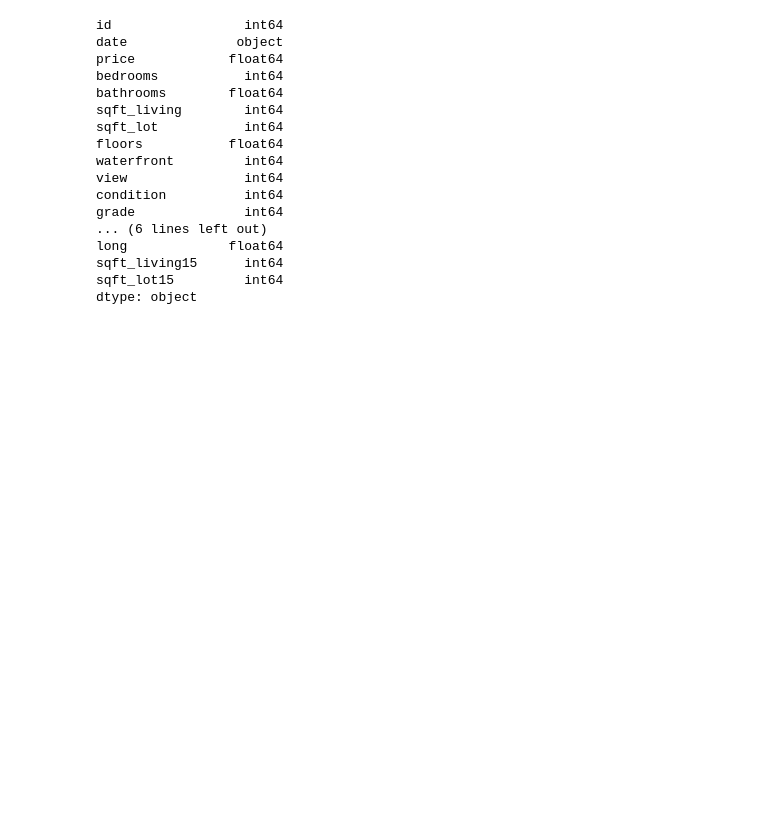
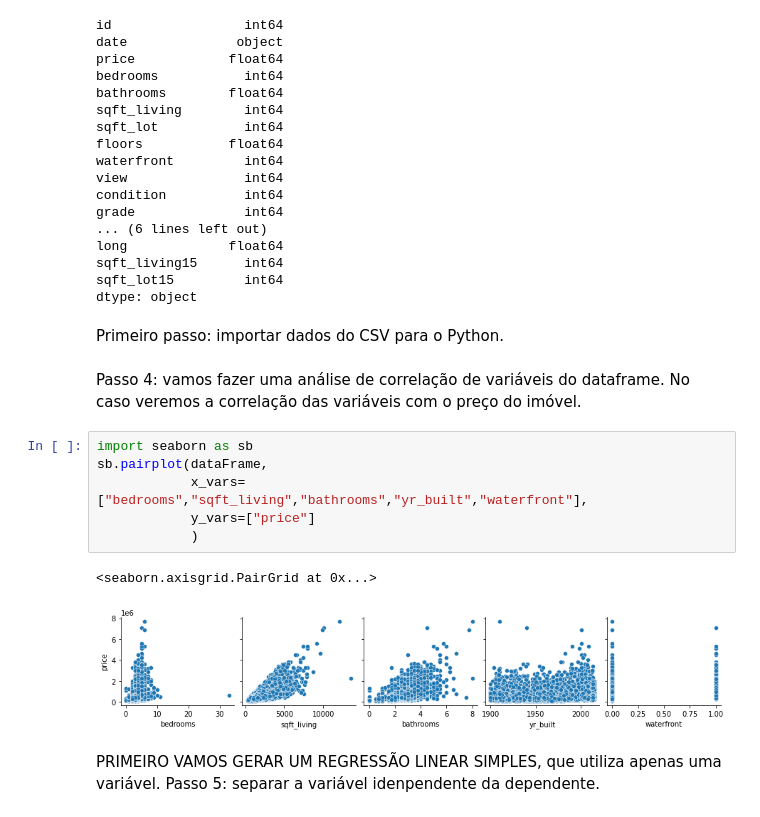
Before and after one commit to xMORRICEx/I.A, a Jupyter notebook: RegrassãoLinear.ipynb, the cells around one changed output. Drawn from its saved outputs; the diff is of its cells as text; blank space fills up the shorter version.

```diff
--- a/RegrassãoLinear.ipynb
+++ b/RegrassãoLinear.ipynb
@@ -28,3 +28,20 @@ long             float64
 sqft_living15      int64
 sqft_lot15         int64
 dtype: object
+# %% [markdown]
+Primeiro passo: importar dados do CSV para o Python.
+# %% [markdown]
+Passo 4: vamos fazer uma análise de correlação de variáveis do dataframe.
+No caso veremos a correlação das variáveis com o preço do imóvel.
+# %%
+import seaborn as sb
+sb.pairplot(dataFrame,
+            x_vars=["bedrooms","sqft_living","bathrooms","yr_built","waterfront"],
+            y_vars=["price"]
+            )
+# %% [output]
+<seaborn.axisgrid.PairGrid at 0x...>
+[figure, added]
+# %% [markdown]
+PRIMEIRO VAMOS GERAR UM REGRESSÃO LINEAR SIMPLES, que utiliza apenas uma variável.
+Passo 5: separar a variável idenpendente da dependente.
```
Also changed, not shown: parts of 27 cells of this notebook.
